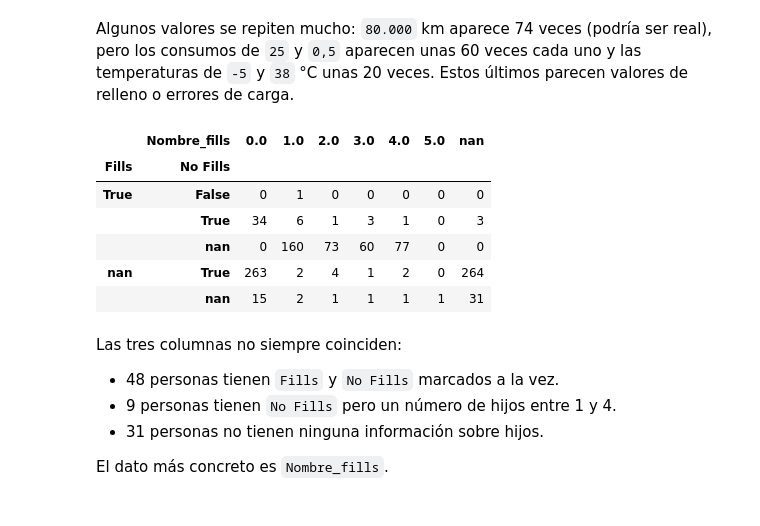
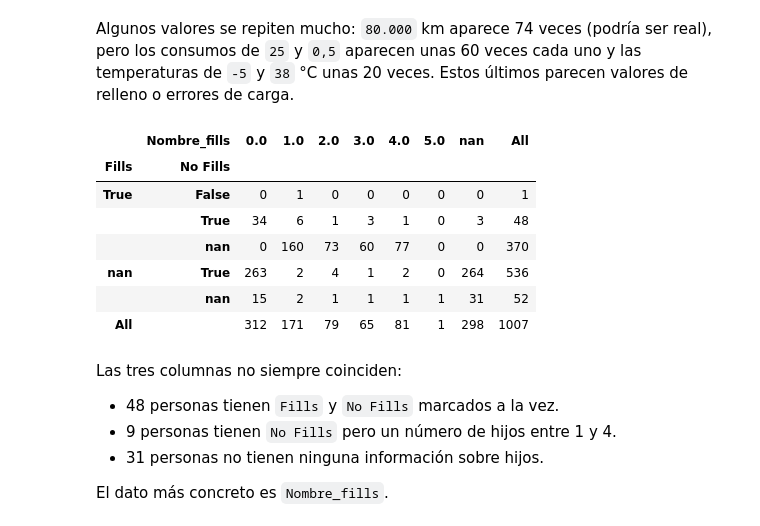
Before and after one commit to chisamitsu/ita-dataanalytics, a Jupyter notebook: s08-analitica-de-dados-python/s08-analitica-de-dados-python.ipynb, the cells around one changed output. Saved outputs shown, nothing was run; the diff lists cells and outputs as text; code cells hidden in the pictures.

```diff
--- a/s08-analitica-de-dados-python/s08-analitica-de-dados-python.ipynb
+++ b/s08-analitica-de-dados-python/s08-analitica-de-dados-python.ipynb
@@ -71,7 +72,7 @@ def find_file(file_name):
     path = Path(folder) / file_name
     if path.exists():
       return path
-  raise FileNotFoundError(f"No s'ha trobat {file_name} a {DATA_DIRS}")
+  raise FileNotFoundError(f"No se ha encontrado {file_name} en {DATA_DIRS}")
 # %% [markdown]
 # NIVEL 1
 # %% [markdown]
@@ -368,15 +370,16 @@ Temperatura_mitjana_ciutat: {-5.0: 21, 38.0: 19, 15.0: 16, 15.4: 14, 15.6: 14}
 Algunos valores se repiten mucho: `80.000` km aparece 74 veces (podría ser real), pero los consumos de `25` y `0,5` aparecen unas 60 veces cada uno y las temperaturas de `-5` y `38` °C unas 20 veces. Estos últimos parecen valores de relleno o errores de carga.
 # %%
 # Coherence between Fills, No Fills and Nombre_fills
-display(pd.crosstab([df["Fills"].astype(str), df["No Fills"].astype(str)], df["Nombre_fills"].astype(str)))
+display(pd.crosstab([df["Fills"].astype(str), df["No Fills"].astype(str)], df["Nombre_fills"].astype(str), margins=True))
 # %% [output]
-|  | Nombre_fills | 0.0 | 1.0 | 2.0 | 3.0 | 4.0 | 5.0 | nan |
-| Fills | No Fills |  |  |  |  |  |  |  |
-| True | False | 0 | 1 | 0 | 0 | 0 | 0 | 0 |
-|  | True | 34 | 6 | 1 | 3 | 1 | 0 | 3 |
-|  | nan | 0 | 160 | 73 | 60 | 77 | 0 | 0 |
-| nan | True | 263 | 2 | 4 | 1 | 2 | 0 | 264 |
-|  | nan | 15 | 2 | 1 | 1 | 1 | 1 | 31 |
+|  | Nombre_fills | 0.0 | 1.0 | 2.0 | 3.0 | 4.0 | 5.0 | nan | All |
+| Fills | No Fills |  |  |  |  |  |  |  |  |
+| True | False | 0 | 1 | 0 | 0 | 0 | 0 | 0 | 1 |
+|  | True | 34 | 6 | 1 | 3 | 1 | 0 | 3 | 48 |
+|  | nan | 0 | 160 | 73 | 60 | 77 | 0 | 0 | 370 |
+| nan | True | 263 | 2 | 4 | 1 | 2 | 0 | 264 | 536 |
+|  | nan | 15 | 2 | 1 | 1 | 1 | 1 | 31 | 52 |
+| All |  | 312 | 171 | 79 | 65 | 81 | 1 | 298 | 1007 |
 # %% [markdown]
 Las tres columnas no siempre coinciden:
 
```
Also changed, not shown: parts of 31 cells of this notebook.
